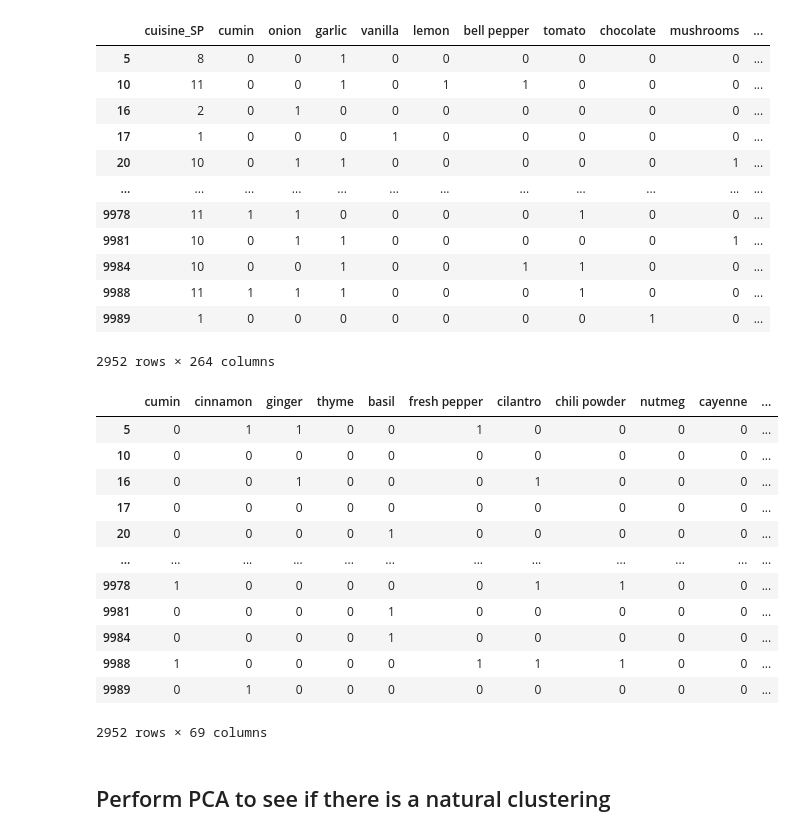
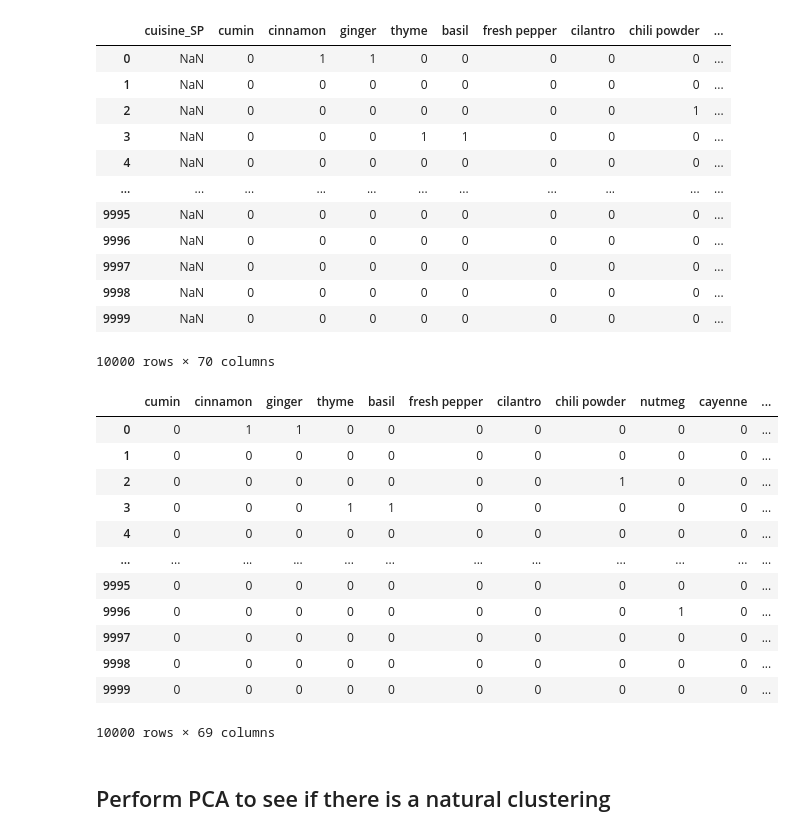
Before and after one commit to ccwillmore/Recipe_project, a Jupyter notebook: spices_only_kmeans/spices_only_workbook.ipynb, the cells around one changed output. Saved outputs shown, nothing was run; the diff lists cells and outputs as text; code cells hidden in the pictures.

```diff
--- a/spices_only_kmeans/spices_only_workbook.ipynb
+++ b/spices_only_kmeans/spices_only_workbook.ipynb
@@ -10,22 +10,22 @@ import matplotlib.pyplot as plt
 [interactive output not drawn]
 [interactive output not drawn]
 # %%
-recipes_df = pd.read_csv('../Exported_datafiles/fully_encoded_recipes_with_cuisine_from_SP.csv', index_col=[0])
+recipes_df = pd.read_csv('../Exported_datafiles/Master10000_cuisine_name_and_spices_only.csv', index_col=[0])
 recipes_df
 # %% [output]
-|  | cuisine_SP | cumin | onion | garlic | vanilla | lemon | bell pepper | tomato | chocolate | mushrooms | ... |
-| 5 | 8 | 0 | 0 | 1 | 0 | 0 | 0 | 0 | 0 | 0 | ... |
-| 10 | 11 | 0 | 0 | 1 | 0 | 1 | 1 | 0 | 0 | 0 | ... |
-| 16 | 2 | 0 | 1 | 0 | 0 | 0 | 0 | 0 | 0 | 0 | ... |
-| 17 | 1 | 0 | 0 | 0 | 1 | 0 | 0 | 0 | 0 | 0 | ... |
-| 20 | 10 | 0 | 1 | 1 | 0 | 0 | 0 | 0 | 0 | 1 | ... |
-| ... | ... | ... | ... | ... | ... | ... | ... | ... | ... | ... | ... |
-| 9978 | 11 | 1 | 1 | 0 | 0 | 0 | 0 | 1 | 0 | 0 | ... |
-| 9981 | 10 | 0 | 1 | 1 | 0 | 0 | 0 | 0 | 0 | 1 | ... |
-| 9984 | 10 | 0 | 0 | 1 | 0 | 0 | 1 | 1 | 0 | 0 | ... |
-| 9988 | 11 | 1 | 1 | 1 | 0 | 0 | 0 | 1 | 0 | 0 | ... |
-| 9989 | 1 | 0 | 0 | 0 | 0 | 0 | 0 | 0 | 1 | 0 | ... |
+|  | cuisine_SP | cumin | cinnamon | ginger | thyme | basil | fresh pepper | cilantro | chili powder | ... |
+| 0 | NaN | 0 | 1 | 1 | 0 | 0 | 0 | 0 | 0 | ... |
+| 1 | NaN | 0 | 0 | 0 | 0 | 0 | 0 | 0 | 0 | ... |
+| 2 | NaN | 0 | 0 | 0 | 0 | 0 | 0 | 0 | 1 | ... |
+| 3 | NaN | 0 | 0 | 0 | 1 | 1 | 0 | 0 | 0 | ... |
+| 4 | NaN | 0 | 0 | 0 | 0 | 0 | 0 | 0 | 0 | ... |
+| ... | ... | ... | ... | ... | ... | ... | ... | ... | ... | ... |
+| 9995 | NaN | 0 | 0 | 0 | 0 | 0 | 0 | 0 | 0 | ... |
+| 9996 | NaN | 0 | 0 | 0 | 0 | 0 | 0 | 0 | 0 | ... |
+| 9997 | NaN | 0 | 0 | 0 | 0 | 0 | 0 | 0 | 0 | ... |
+| 9998 | NaN | 0 | 0 | 0 | 0 | 0 | 0 | 0 | 0 | ... |
+| 9999 | NaN | 0 | 0 | 0 | 0 | 0 | 0 | 0 | 0 | ... |
-2952 rows × 264 columns
+10000 rows × 70 columns
 # %%
 # recipes_df.columns.tolist()
 # %%
@@ -48,18 +48,18 @@ spice_df = recipes_df[['cumin', 'cinnamon', 'ginger', 'thyme',
 spice_df
 # %% [output]
 |  | cumin | cinnamon | ginger | thyme | basil | fresh pepper | cilantro | chili powder | nutmeg | cayenne | ... |
-| 5 | 0 | 1 | 1 | 0 | 0 | 1 | 0 | 0 | 0 | 0 | ... |
-| 10 | 0 | 0 | 0 | 0 | 0 | 0 | 0 | 0 | 0 | 0 | ... |
-| 16 | 0 | 0 | 1 | 0 | 0 | 0 | 1 | 0 | 0 | 0 | ... |
-| 17 | 0 | 0 | 0 | 0 | 0 | 0 | 0 | 0 | 0 | 0 | ... |
-| 20 | 0 | 0 | 0 | 0 | 1 | 0 | 0 | 0 | 0 | 0 | ... |
+| 0 | 0 | 1 | 1 | 0 | 0 | 0 | 0 | 0 | 0 | 0 | ... |
+| 1 | 0 | 0 | 0 | 0 | 0 | 0 | 0 | 0 | 0 | 0 | ... |
+| 2 | 0 | 0 | 0 | 0 | 0 | 0 | 0 | 1 | 0 | 0 | ... |
+| 3 | 0 | 0 | 0 | 1 | 1 | 0 | 0 | 0 | 0 | 0 | ... |
+| 4 | 0 | 0 | 0 | 0 | 0 | 0 | 0 | 0 | 0 | 0 | ... |
 | ... | ... | ... | ... | ... | ... | ... | ... | ... | ... | ... | ... |
-| 9978 | 1 | 0 | 0 | 0 | 0 | 0 | 1 | 1 | 0 | 0 | ... |
-| 9981 | 0 | 0 | 0 | 0 | 1 | 0 | 0 | 0 | 0 | 0 | ... |
-| 9984 | 0 | 0 | 0 | 0 | 1 | 0 | 0 | 0 | 0 | 0 | ... |
-| 9988 | 1 | 0 | 0 | 0 | 0 | 1 | 1 | 1 | 0 | 0 | ... |
-| 9989 | 0 | 1 | 0 | 0 | 0 | 0 | 0 | 0 | 0 | 0 | ... |
+| 9995 | 0 | 0 | 0 | 0 | 0 | 0 | 0 | 0 | 0 | 0 | ... |
+| 9996 | 0 | 0 | 0 | 0 | 0 | 0 | 0 | 0 | 1 | 0 | ... |
+| 9997 | 0 | 0 | 0 | 0 | 0 | 0 | 0 | 0 | 0 | 0 | ... |
+| 9998 | 0 | 0 | 0 | 0 | 0 | 0 | 0 | 0 | 0 | 0 | ... |
+| 9999 | 0 | 0 | 0 | 0 | 0 | 0 | 0 | 0 | 0 | 0 | ... |
-2952 rows × 69 columns
+10000 rows × 69 columns
 # %%
 encoding_df = pd.read_csv('../Random_forests_models/cuisine_encoding_dict.csv', index_col=[0])
 # %%
```
Also changed, not shown: parts of 8 cells of this notebook, 2 other files.
